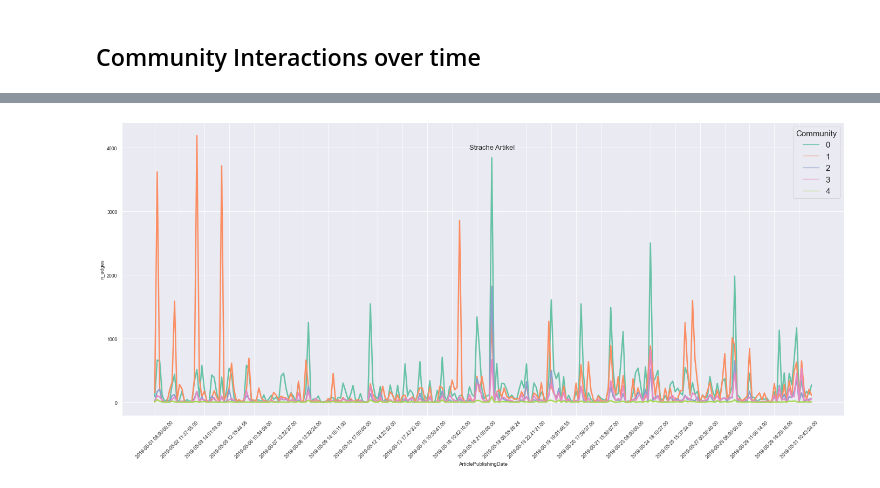
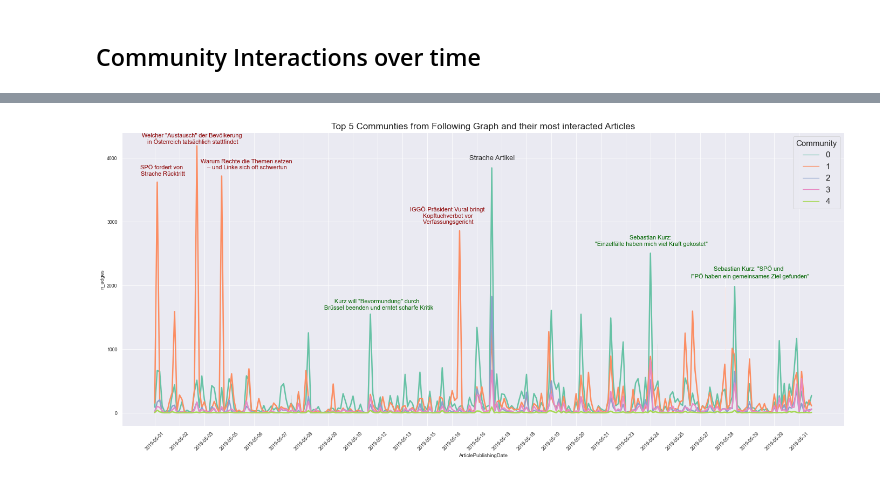
Before and after one commit to oStritze/sna, a Jupyter notebook: src/static_dynamic.ipynb, the cells around one changed output, grey strips where cells are left out. Cells and saved outputs as stored; diff of their text form; code cells hidden in the pictures.

Commit message:
added more plots for static_dynamic a

```diff
--- a/src/static_dynamic.ipynb
+++ b/src/static_dynamic.ipynb
@@ -564,9 +595,12 @@ p = sns.lineplot(data=res_inland[res_inland["Community"].isin([0,1,2,3,4])].sort
              hue="Community",
              linewidth=2.5,
              palette="Set2",
-             sort=False)
+             sort=False,
+                )
 p.set_xticks(p.get_xticks()[::10])
 plt.xticks(rotation=45)
+xlabels = ['2019-05-01', '2019-05-02', '2019-05-03', '2019-05-05', '2019-05-06', '2019-05-07', '2019-05-08', '2019-05-09', '2019-05-10', '2019-05-12', '2019-05-13', '2019-05-15', '2019-05-16', '2019-05-16', '2019-05-18', '2019-05-18', '2019-05-19', '2019-05-20', '2019-05-21', '2019-05-23', '2019-05-24', '2019-05-25', '2019-05-27', '2019-05-28', '2019-05-29', '2019-05-29', '2019-05-31']
+p.set_xticklabels(xlabels)
 plt.legend(loc=0, prop={'size': 15}, title="Community", title_fontsize=15)
 #p.set_xticklabels(p.get_xticklabels()[::10])
 #plt.axvline("2019-05-31 18:37:49.56", 0.04, 1, color="black", label="test")
@@ -574,4 +608,43 @@ plt.text("2019-05-17 18:19:06.19", 4000,
          "Strache Artikel", size=13,
          ha="center", va="center",
          rotation=0, verticalalignment='center')
+plt.text(3, 3800,
+         "SPÖ fordert von \n Strache Rücktritt", size=11,
+         ha="center", va="center",
+         color="darkred",
+         rotation=0, verticalalignment='center')
+plt.text(15, 4300,
+         "Welcher \"Austausch\" der Bevölkerung\n in Österreich tatsächlich stattfindet", size=11,
+         ha="center", va="center",
+         color="darkred",
+         rotation=0, verticalalignment='center')
+plt.text(37, 3900,
+         "Warum Rechte die Themen setzen\n – und Linke sich oft schwertun", size=11,
+         ha="center", va="center",
+         color="darkred",
+         rotation=0, verticalalignment='center')
+plt.text(118, 3100,
+         "IGGÖ-Präsident Vural bringt\n Kopftuchverbot vor\n Verfassungsgericht", size=11,
+         ha="center", va="center",
+         color="darkred",
+         rotation=0, verticalalignment='center')
+plt.text(90, 1700,
+         "Kurz will \"Bevormundung\" durch \n Brüssel beenden und erntet scharfe Kritik", size=11,
+         ha="center", va="center",
+         color="darkgreen",
+         rotation=0, verticalalignment='center')
+plt.text(200, 2700,
+         "Sebastian Kurz:\n \"Einzelfälle haben mich viel Kraft gekostet\"", size=11,
+         ha="center", va="center",
+         color="darkgreen",
+         rotation=0, verticalalignment='center')
+plt.text(240, 2200,
+         "Sebastian Kurz: \"SPÖ und \n FPÖ haben ein gemeinsames Ziel gefunden\"", size=11,
+         ha="center", va="center",
+         color="darkgreen",
+         rotation=0, verticalalignment='center')
+
+
+plt.title("Top 5 Communties from Following Graph and their most interacted Articles", size=17)
+plt.savefig("../report/figures/top5_comms_labeled.png")
 # %% [output]
@@ -579 +651 @@ Text(2019-05-17 18:19:06.19, 4000, 'Strache Artikel')
-[figure, old version]
+[figure, new version]
```
Also changed, not shown: parts of 6 cells of this notebook, 2 other files.
